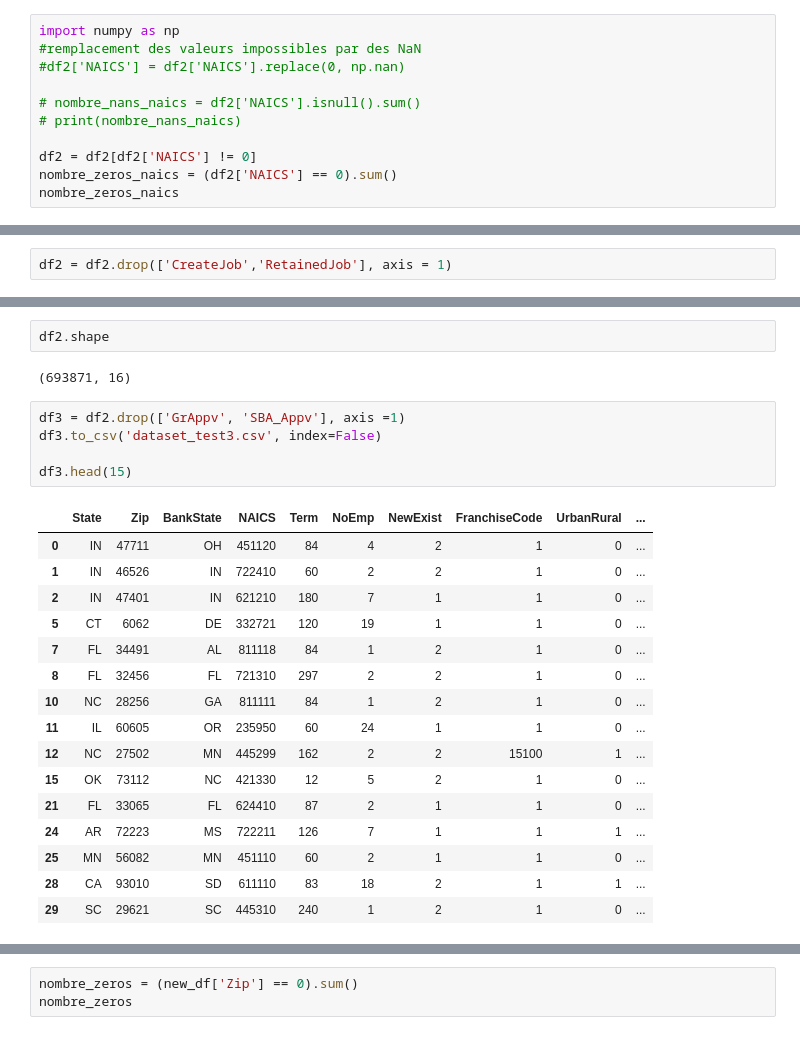
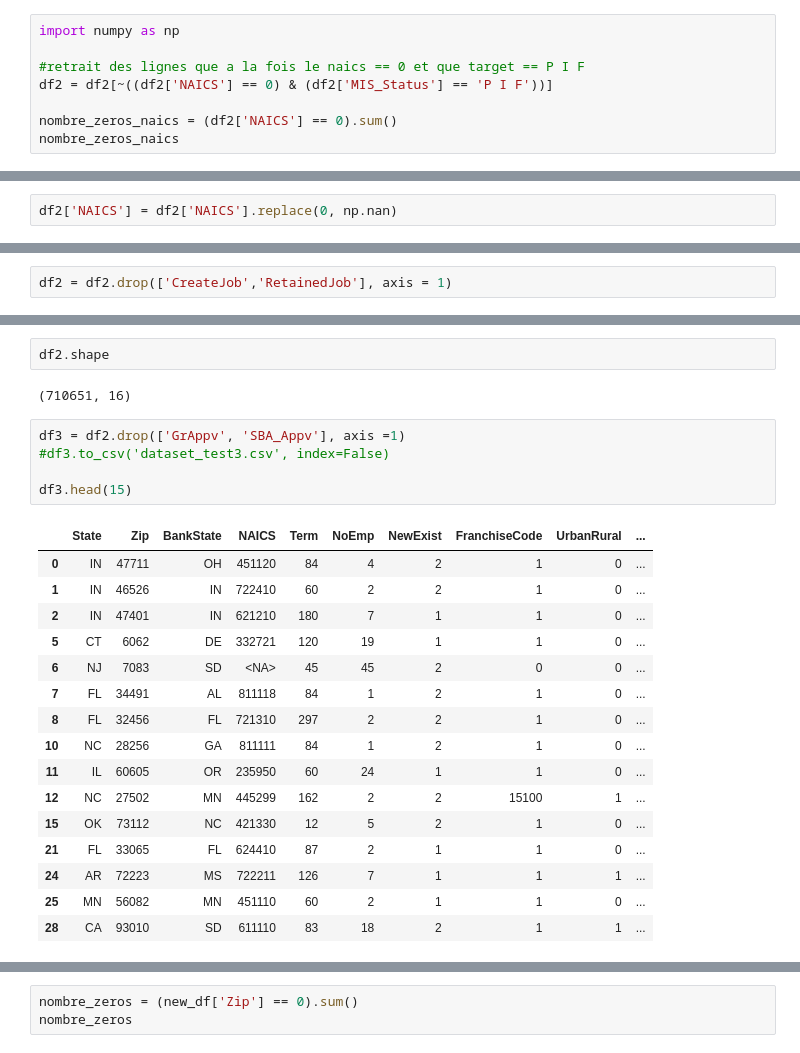
Before and after one commit to Memory77/brief_classif_sba, a Jupyter notebook: nettoyage_deb.ipynb, the cells around one changed output, grey strips where cells are left out. Drawn from its saved outputs; the diff is of its cells as text.

```diff
--- a/nettoyage_deb.ipynb
+++ b/nettoyage_deb.ipynb
@@ -246,13 +246,10 @@ df2.head()
 | 4 | FL | 32801 | FL | 0 | 240 | 14 | 1.0 | 7 | 7 | ... |
 # %%
 import numpy as np
-#remplacement des valeurs impossibles par des NaN
-#df2['NAICS'] = df2['NAICS'].replace(0, np.nan)
 
-# nombre_nans_naics = df2['NAICS'].isnull().sum()
-# print(nombre_nans_naics)
+#retrait des lignes que a la fois le naics == 0 et que target == P I F
+df2 = df2[~((df2['NAICS'] == 0) & (df2['MIS_Status'] == 'P I F'))]
 
-df2 = df2[df2['NAICS'] != 0]
 nombre_zeros_naics = (df2['NAICS'] == 0).sum()
 nombre_zeros_naics
 # %% [output]
@@ -259,0 +257,2 @@ nombre_zeros_naics
+# %%
+df2['NAICS'] = df2['NAICS'].replace(0, np.nan)
@@ -653,18 +648,19 @@ df2.head()
 # %%
 df2.shape
 # %% [output]
-(693871, 16)
+(710651, 16)
 # %%
 df3 = df2.drop(['GrAppv', 'SBA_Appv'], axis =1)
-df3.to_csv('dataset_test3.csv', index=False)
+#df3.to_csv('dataset_test3.csv', index=False)
 
 df3.head(15)
 # %% [output]
 |  | State | Zip | BankState | NAICS | Term | NoEmp | NewExist | FranchiseCode | UrbanRural | ... |
 | 0 | IN | 47711 | OH | 451120 | 84 | 4 | 2 | 1 | 0 | ... |
 | 1 | IN | 46526 | IN | 722410 | 60 | 2 | 2 | 1 | 0 | ... |
 | 2 | IN | 47401 | IN | 621210 | 180 | 7 | 1 | 1 | 0 | ... |
 | 5 | CT | 6062 | DE | 332721 | 120 | 19 | 1 | 1 | 0 | ... |
+| 6 | NJ | 7083 | SD | <NA> | 45 | 45 | 2 | 0 | 0 | ... |
 | 7 | FL | 34491 | AL | 811118 | 84 | 1 | 2 | 1 | 0 | ... |
 | 8 | FL | 32456 | FL | 721310 | 297 | 2 | 2 | 1 | 0 | ... |
 | 10 | NC | 28256 | GA | 811111 | 84 | 1 | 2 | 1 | 0 | ... |
@@ -675,7 +671,6 @@ df3.head(15)
 | 24 | AR | 72223 | MS | 722211 | 126 | 7 | 1 | 1 | 1 | ... |
 | 25 | MN | 56082 | MN | 451110 | 60 | 2 | 1 | 1 | 0 | ... |
 | 28 | CA | 93010 | SD | 611110 | 83 | 18 | 2 | 1 | 1 | ... |
-| 29 | SC | 29621 | SC | 445310 | 240 | 1 | 2 | 1 | 0 | ... |
 # %%
 new_df = df3.drop(['NewExist'], axis =1)
 
```
Also changed, not shown: parts of 34 cells of this notebook, 1 other file.
